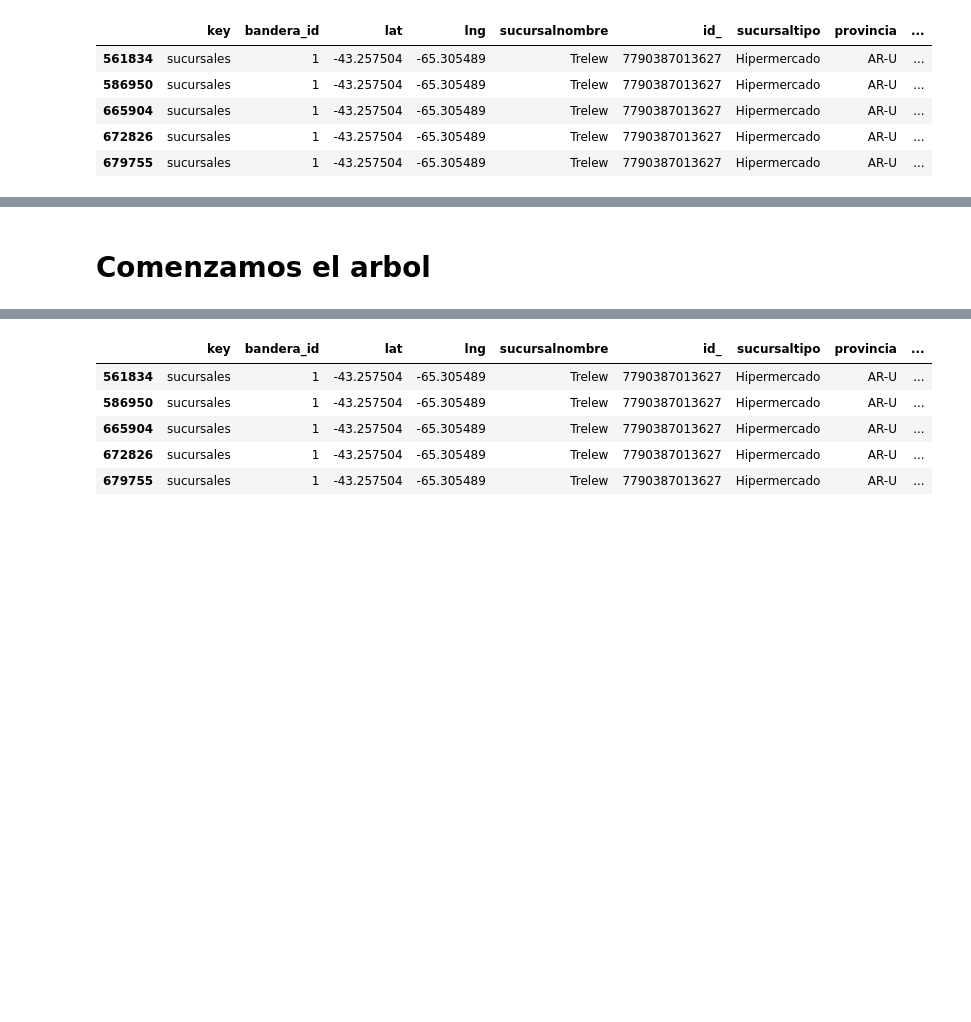
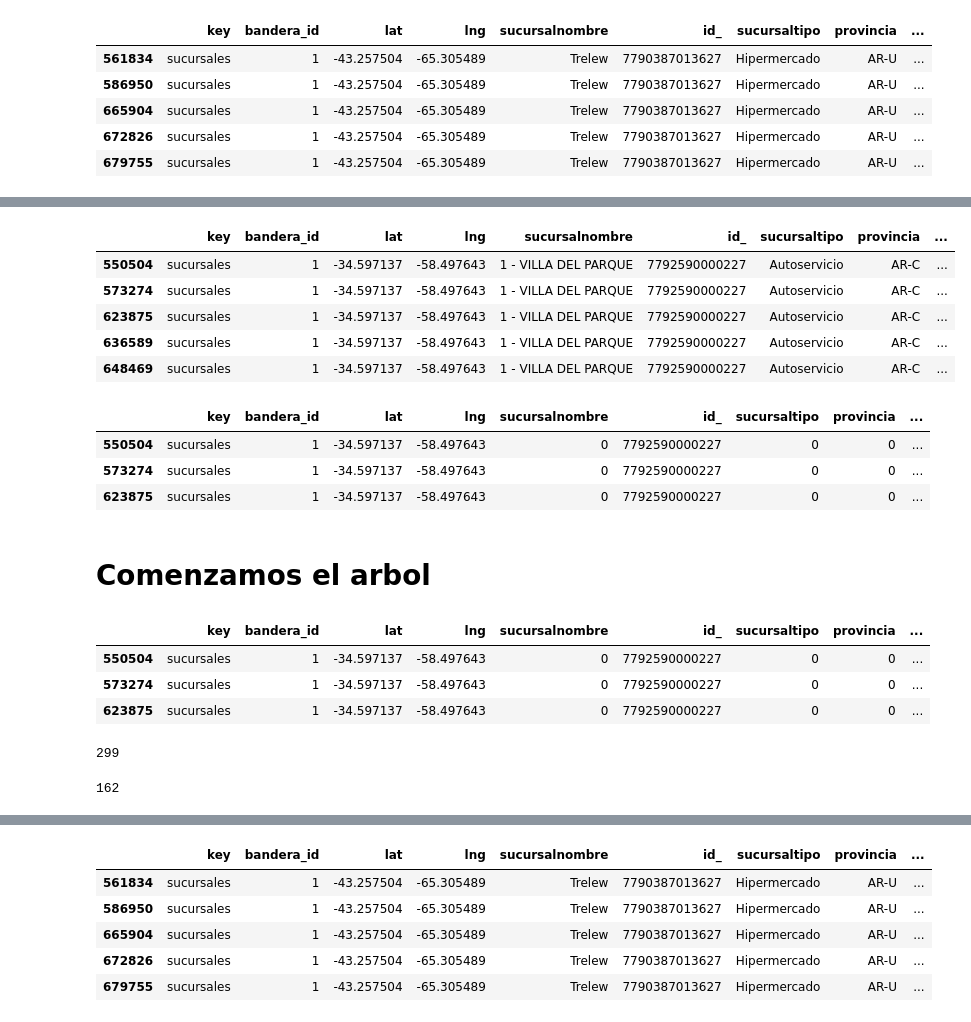
Before and after one commit to maurolaciar/Tesis_ITBA, a Jupyter notebook: TFI - Arbol aumentos.ipynb, the cells around one changed output, grey strips where cells are left out. Drawn from its saved outputs; the diff is of its cells as text; code cells hidden in the pictures; blank space fills up the shorter version.

Commit message:
Arbol predicion promo 1

```diff
--- a/TFI - Arbol aumentos.ipynb
+++ b/TFI - Arbol aumentos.ipynb
@@ -140,6 +140,7 @@ Name: promo1_precio, Length: 1153800, dtype: bool
 # %%
 df['lat'] = df['lat'].astype('float64')
 df['lng'] = df['lng'].astype('float64')
+df['fecha'] = pd.to_datetime(df['fecha'])
 # %%
 df.describe()
 # %% [output]
@@ -296,3 +329,23 @@ df_t.head()
+# %%
+df2 = df.sort_values(['marca', 'sucursalnombre','comercioid','fecha'],
+              ascending = [True, True, True, True])
+# %%
+df2.head()
+# %% [output]
+|  | key | bandera_id | lat | lng | sucursalnombre | id_ | sucursaltipo | provincia | ... |
+| 550504 | sucursales | 1 | -34.597137 | -58.497643 | 1 - VILLA DEL PARQUE | 7792590000227 | Autoservicio | AR-C | ... |
+| 573274 | sucursales | 1 | -34.597137 | -58.497643 | 1 - VILLA DEL PARQUE | 7792590000227 | Autoservicio | AR-C | ... |
+| 623875 | sucursales | 1 | -34.597137 | -58.497643 | 1 - VILLA DEL PARQUE | 7792590000227 | Autoservicio | AR-C | ... |
+| 636589 | sucursales | 1 | -34.597137 | -58.497643 | 1 - VILLA DEL PARQUE | 7792590000227 | Autoservicio | AR-C | ... |
+| 648469 | sucursales | 1 | -34.597137 | -58.497643 | 1 - VILLA DEL PARQUE | 7792590000227 | Autoservicio | AR-C | ... |
+# %%
+df2['var_precio_lista'] = (df2['preciolista'].shift()!=df2['preciolista'])
+df2.head(3)
+# %% [output]
+|  | key | bandera_id | lat | lng | sucursalnombre | id_ | sucursaltipo | provincia | ... |
+| 550504 | sucursales | 1 | -34.597137 | -58.497643 | 0 | 7792590000227 | 0 | 0 | ... |
+| 573274 | sucursales | 1 | -34.597137 | -58.497643 | 0 | 7792590000227 | 0 | 0 | ... |
+| 623875 | sucursales | 1 | -34.597137 | -58.497643 | 0 | 7792590000227 | 0 | 0 | ... |
 # %% [markdown]
 # Comenzamos el arbol
 # %%
@@ -308,0 +364,15 @@ import matplotlib.pyplot as plt
+# %%
+df3.head(3)
+# %% [output]
+|  | key | bandera_id | lat | lng | sucursalnombre | id_ | sucursaltipo | provincia | ... |
+| 550504 | sucursales | 1 | -34.597137 | -58.497643 | 0 | 7792590000227 | 0 | 0 | ... |
+| 573274 | sucursales | 1 | -34.597137 | -58.497643 | 0 | 7792590000227 | 0 | 0 | ... |
+| 623875 | sucursales | 1 | -34.597137 | -58.497643 | 0 | 7792590000227 | 0 | 0 | ... |
+# %%
+df3['promo1_precio'].nunique()
+# %% [output]
+299
+# %%
+df3['promo2_precio'].nunique()
+# %% [output]
+162
```
Also changed, not shown: parts of 26 cells of this notebook, 1 other file.
